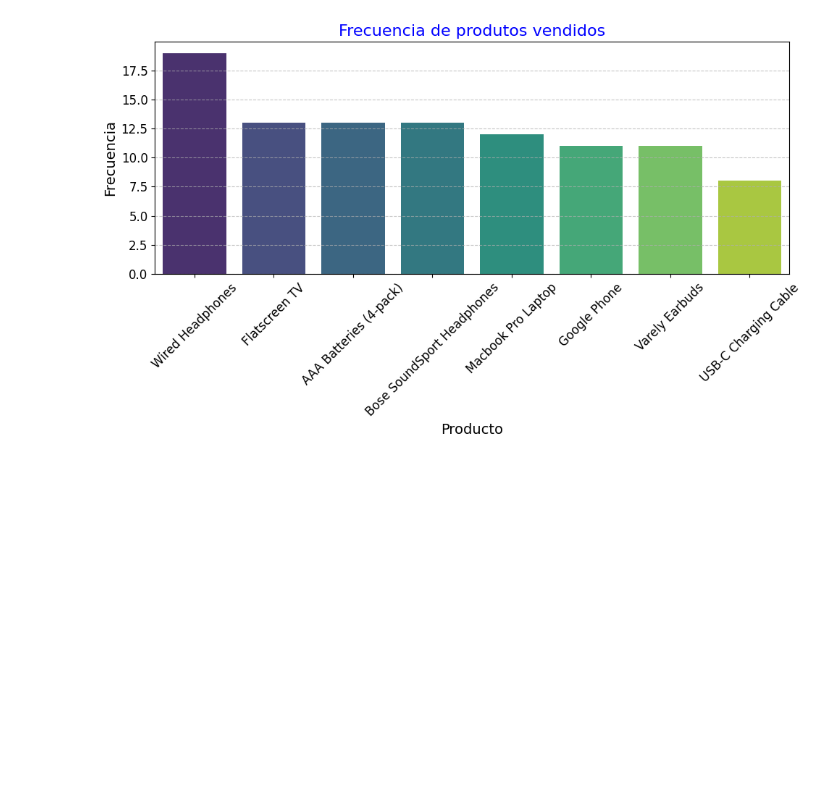
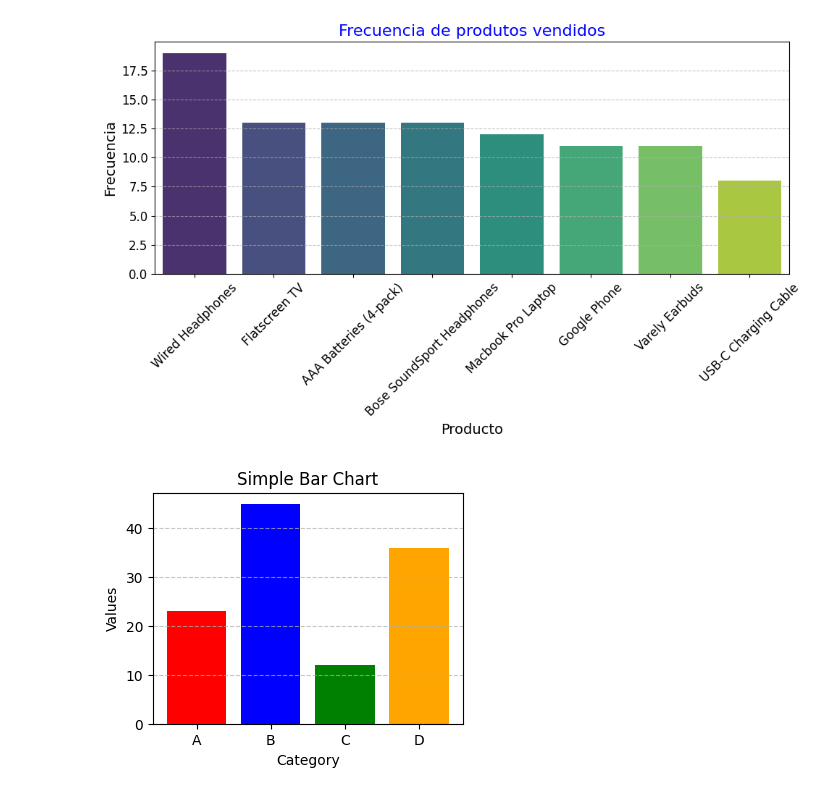
Before and after one commit to YACUERVO/Pandas, a Jupyter notebook: notebooks/ConversionyNormalizacionyAnalisisDatosCategoricos/GraficosBarras.ipynb, the cells around one changed output. Saved outputs shown, nothing was run; the diff lists cells and outputs as text; code cells hidden in the pictures; blank space fills up the shorter version.

```diff
--- a/notebooks/ConversionyNormalizacionyAnalisisDatosCategoricos/GraficosBarras.ipynb
+++ b/notebooks/ConversionyNormalizacionyAnalisisDatosCategoricos/GraficosBarras.ipynb
@@ -106,3 +106,19 @@ Passing `palette` without assigning `hue` is deprecated and will be removed in v
 
   sns.countplot(data=df, x='Product', order=df['Product'].value_counts().index, palette='viridis')
 [figure]
+# %%
+data = {
+    'Category': ['A', 'B', 'C', 'D'],
+    'Values': [23, 45, 12, 36]
+}
+df2 = pd.DataFrame(data)
+# %%
+plt.figure(figsize=(4,3)) #Definie el tamaño de la figura
+plt.bar(df2['Category'], df2['Values'], color=['red', 'blue', 'green', 'orange']) #Estableciendo colores personalizados
+plt.title('Simple Bar Chart')
+plt.xlabel('Category')
+plt.ylabel('Values')
+plt.grid(axis='y', linestyle='--', alpha=0.7) #Añadiendo una cuadrícula horizontal
+plt.show()
+# %% [output]
+[figure, added]
```
Also changed, not shown: parts of 6 cells of this notebook, 14 other files.
